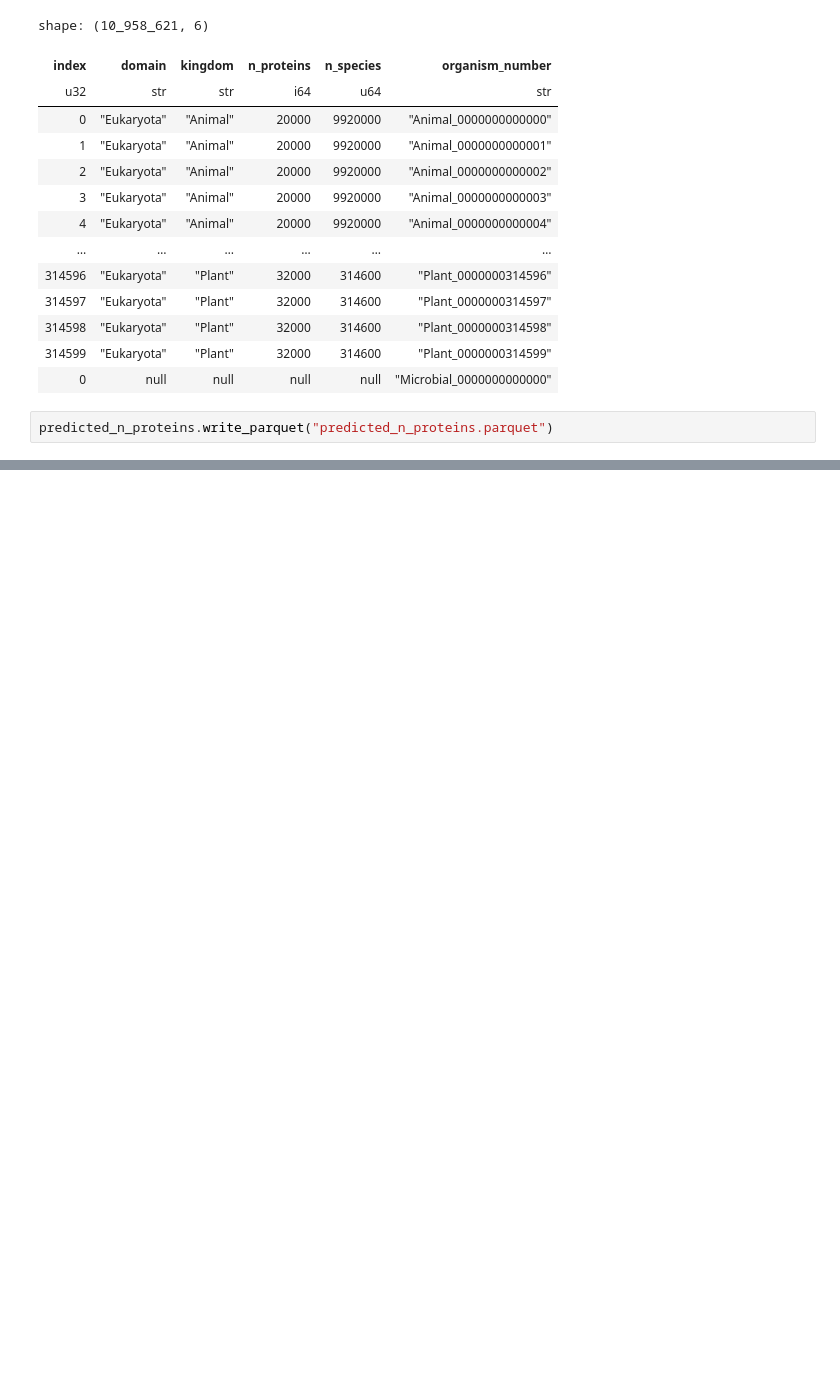
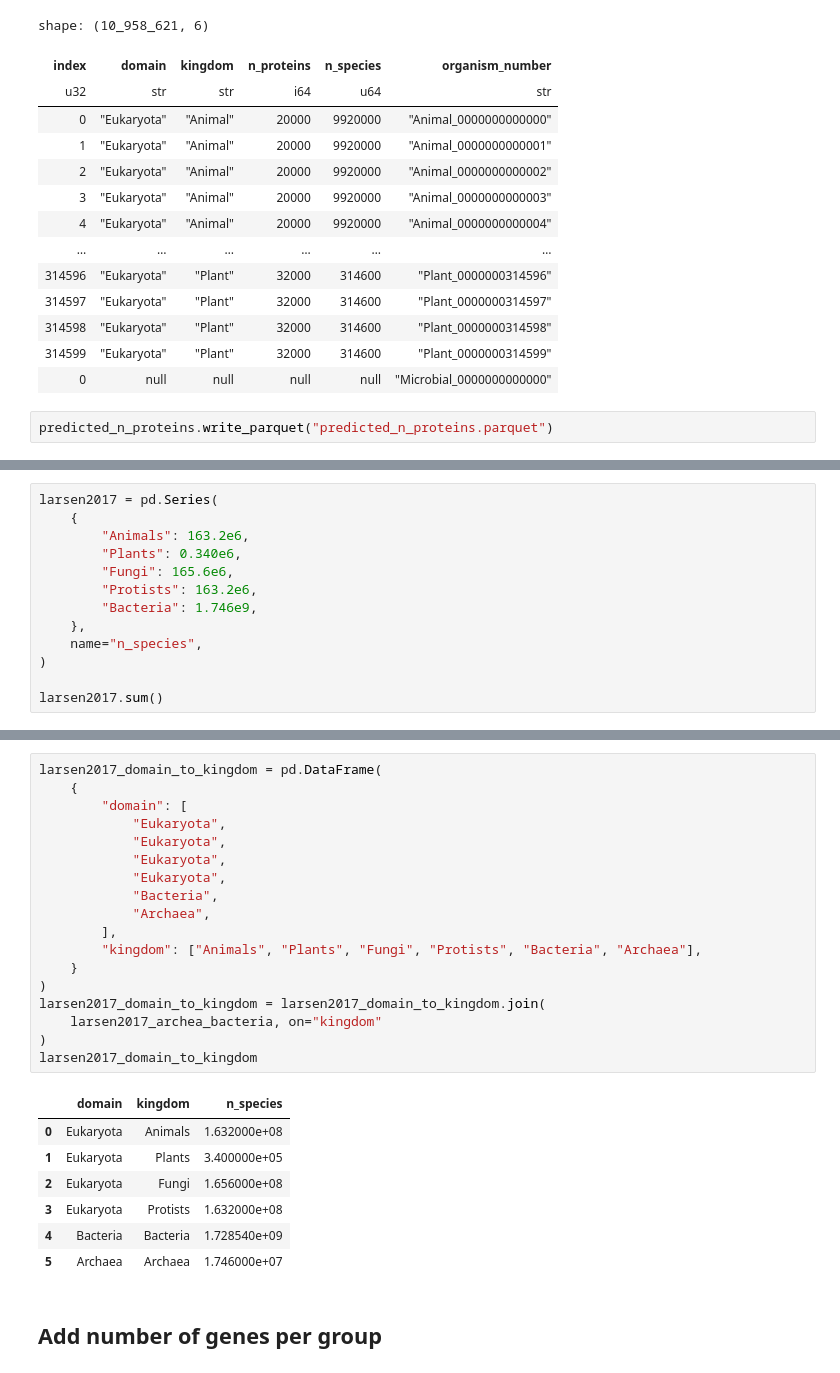
Before and after one commit to seanome/2025-biodata-wealth-inequality, a Jupyter notebook: 04_make_predicted_n_proteins.ipynb, the cells around one changed output, grey strips where cells are left out. Saved outputs shown, nothing was run; the diff lists cells and outputs as text; blank space fills up the shorter version.

```diff
--- a/04_make_predicted_n_proteins.ipynb
+++ b/04_make_predicted_n_proteins.ipynb
@@ -378,0 +393,13 @@ predicted_n_proteins.write_parquet("predicted_n_proteins.parquet")
+# %%
+larsen2017 = pd.Series(
+    {
+        "Animals": 163.2e6,
+        "Plants": 0.340e6,
+        "Fungi": 165.6e6,
+        "Protists": 163.2e6,
+        "Bacteria": 1.746e9,
+    },
+    name="n_species",
+)
+
+larsen2017.sum()
@@ -378,0 +432,28 @@ predicted_n_proteins.write_parquet("predicted_n_proteins.parquet")
+# %%
+larsen2017_domain_to_kingdom = pd.DataFrame(
+    {
+        "domain": [
+            "Eukaryota",
+            "Eukaryota",
+            "Eukaryota",
+            "Eukaryota",
+            "Bacteria",
+            "Archaea",
+        ],
+        "kingdom": ["Animals", "Plants", "Fungi", "Protists", "Bacteria", "Archaea"],
+    }
+)
+larsen2017_domain_to_kingdom = larsen2017_domain_to_kingdom.join(
+    larsen2017_archea_bacteria, on="kingdom"
+)
+larsen2017_domain_to_kingdom
+# %% [output]
+|  | domain | kingdom | n_species |
+| 0 | Eukaryota | Animals | 1.632000e+08 |
+| 1 | Eukaryota | Plants | 3.400000e+05 |
+| 2 | Eukaryota | Fungi | 1.656000e+08 |
+| 3 | Eukaryota | Protists | 1.632000e+08 |
+| 4 | Bacteria | Bacteria | 1.728540e+09 |
+| 5 | Archaea | Archaea | 1.746000e+07 |
+# %% [markdown]
+## Add number of genes per group
```
Also changed, not shown: parts of 19 cells of this notebook, 3 other files.
